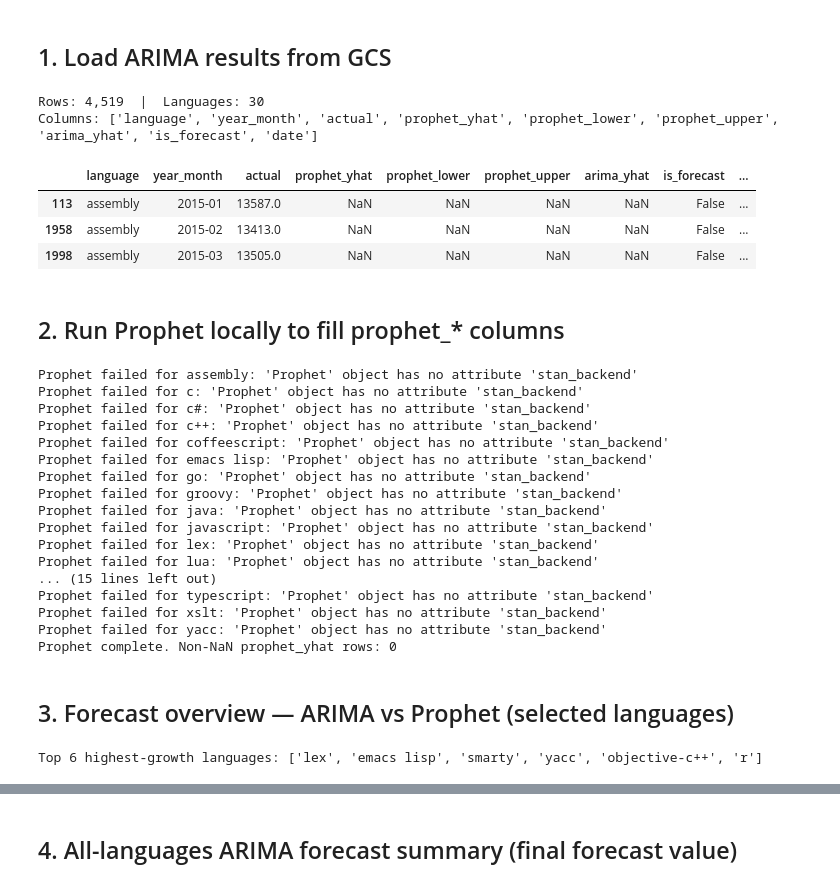
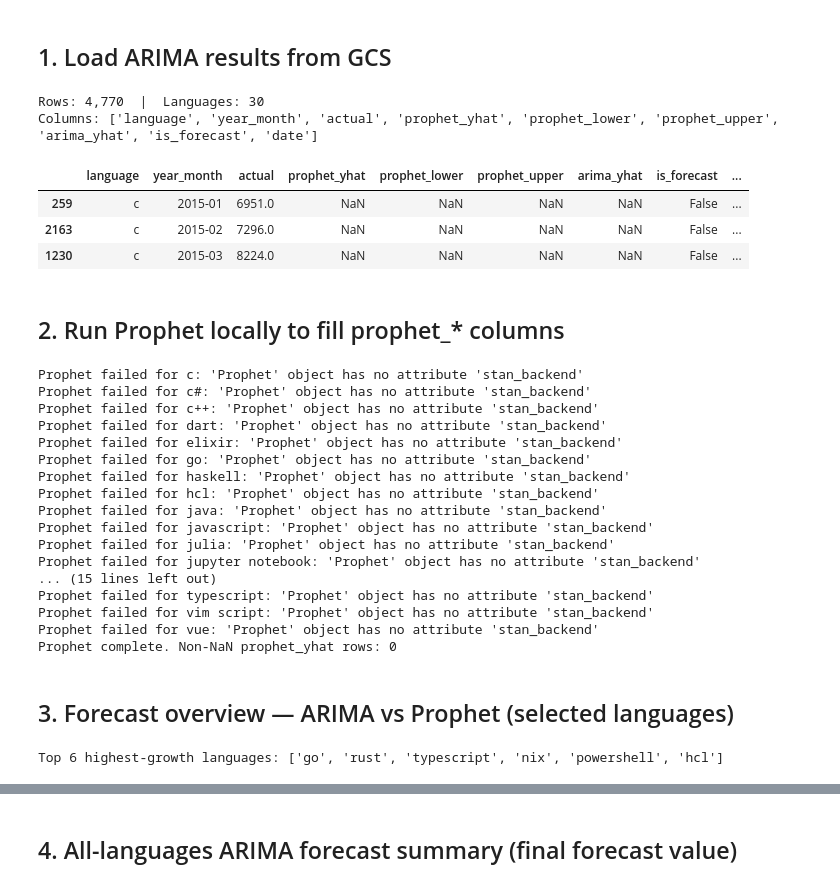
Before and after one commit to selin-bardakci/BigData-Github_Analysis, a Jupyter notebook: notebooks/D2_forecasting.ipynb, the cells around one changed output, grey strips where cells are left out. Saved outputs shown, nothing was run; the diff lists cells and outputs as text; code cells hidden in the pictures.

```diff
--- a/notebooks/D2_forecasting.ipynb
+++ b/notebooks/D2_forecasting.ipynb
@@ -30,19 +39,21 @@ Environment ready (Prophet available).
 # %%
 df = pd.read_parquet(f'gs://{BUCKET}/processed/d2_forecasts/')
 df['date'] = pd.to_datetime(df['year_month'] + '-01')
+# Exclude partial 2026 historical data; keep forecast rows (is_forecast=True goes past 2025)
+df = df[(df['year_month'] <= '2025-12') | (df['is_forecast'] == True)]
 df = df.sort_values(['language', 'date'])
 
 languages = sorted(df['language'].unique())
 print(f'Rows: {len(df):,}  |  Languages: {len(languages)}')
 print('Columns:', df.columns.tolist())
 df.head(3)
 # %% [output]
-Rows: 4,519  |  Languages: 30
+Rows: 4,770  |  Languages: 30
 Columns: ['language', 'year_month', 'actual', 'prophet_yhat', 'prophet_lower', 'prophet_upper', 'arima_yhat', 'is_forecast', 'date']
 |  | language | year_month | actual | prophet_yhat | prophet_lower | prophet_upper | arima_yhat | is_forecast | ... |
-| 113 | assembly | 2015-01 | 13587.0 | NaN | NaN | NaN | NaN | False | ... |
-| 1958 | assembly | 2015-02 | 13413.0 | NaN | NaN | NaN | NaN | False | ... |
-| 1998 | assembly | 2015-03 | 13505.0 | NaN | NaN | NaN | NaN | False | ... |
+| 259 | c | 2015-01 | 6951.0 | NaN | NaN | NaN | NaN | False | ... |
+| 2163 | c | 2015-02 | 7296.0 | NaN | NaN | NaN | NaN | False | ... |
+| 1230 | c | 2015-03 | 8224.0 | NaN | NaN | NaN | NaN | False | ... |
 # %% [markdown]
 ## 2. Run Prophet locally to fill prophet_* columns
 # %%
@@ -83,22 +94,22 @@ df_full = pd.concat(prophet_results, ignore_index=True)
 print('Prophet complete. Non-NaN prophet_yhat rows:',
       df_full['prophet_yhat'].notna().sum())
 # %% [output]
-Prophet failed for assembly: 'Prophet' object has no attribute 'stan_backend'
 Prophet failed for c: 'Prophet' object has no attribute 'stan_backend'
 Prophet failed for c#: 'Prophet' object has no attribute 'stan_backend'
 Prophet failed for c++: 'Prophet' object has no attribute 'stan_backend'
-Prophet failed for coffeescript: 'Prophet' object has no attribute 'stan_backend'
-Prophet failed for emacs lisp: 'Prophet' object has no attribute 'stan_backend'
+Prophet failed for dart: 'Prophet' object has no attribute 'stan_backend'
+Prophet failed for elixir: 'Prophet' object has no attribute 'stan_backend'
 Prophet failed for go: 'Prophet' object has no attribute 'stan_backend'
-Prophet failed for groovy: 'Prophet' object has no attribute 'stan_backend'
+Prophet failed for haskell: 'Prophet' object has no attribute 'stan_backend'
+Prophet failed for hcl: 'Prophet' object has no attribute 'stan_backend'
 Prophet failed for java: 'Prophet' object has no attribute 'stan_backend'
 Prophet failed for javascript: 'Prophet' object has no attribute 'stan_backend'
-Prophet failed for lex: 'Prophet' object has no attribute 'stan_backend'
-Prophet failed for lua: 'Prophet' object has no attribute 'stan_backend'
+Prophet failed for julia: 'Prophet' object has no attribute 'stan_backend'
+Prophet failed for jupyter notebook: 'Prophet' object has no attribute 'stan_backend'
 ... (15 lines left out)
 Prophet failed for typescript: 'Prophet' object has no attribute 'stan_backend'
-Prophet failed for xslt: 'Prophet' object has no attribute 'stan_backend'
-Prophet failed for yacc: 'Prophet' object has no attribute 'stan_backend'
+Prophet failed for vim script: 'Prophet' object has no attribute 'stan_backend'
+Prophet failed for vue: 'Prophet' object has no attribute 'stan_backend'
 Prophet complete. Non-NaN prophet_yhat rows: 0
 # %% [markdown]
 ## 3. Forecast overview — ARIMA vs Prophet (selected languages)
@@ -116,7 +127,7 @@ fc_delta = (
 top6 = fc_delta.head(6).index.tolist()
 print('Top 6 highest-growth languages:', top6)
 # %% [output]
-Top 6 highest-growth languages: ['lex', 'emacs lisp', 'smarty', 'yacc', 'objective-c++', 'r']
+Top 6 highest-growth languages: ['go', 'rust', 'typescript', 'nix', 'powershell', 'hcl']
 # %%
 fig, axes = plt.subplots(3, 2, figsize=(16, 14))
 axes = axes.flatten()
```
Also changed, not shown: parts of 4 cells of this notebook, 33 other files.
